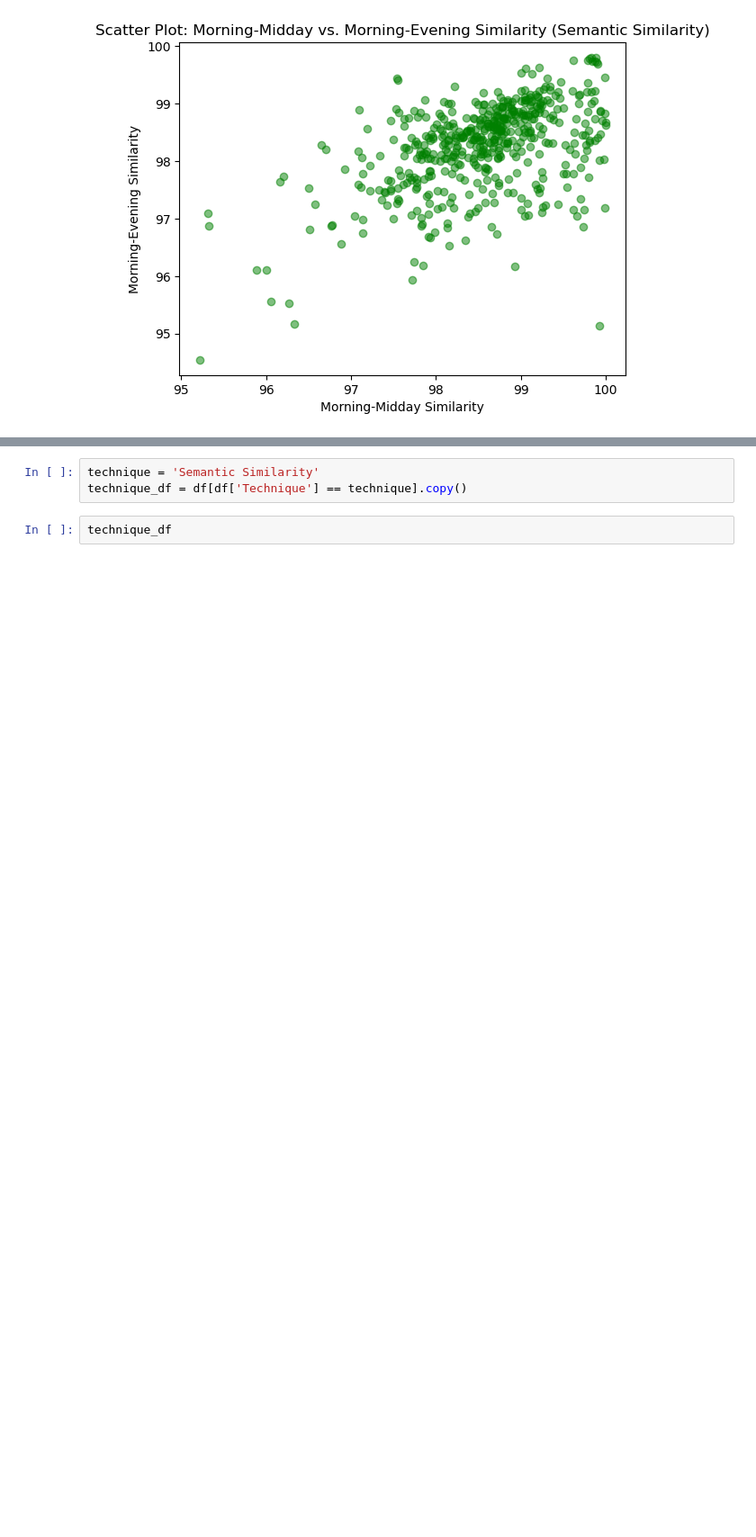
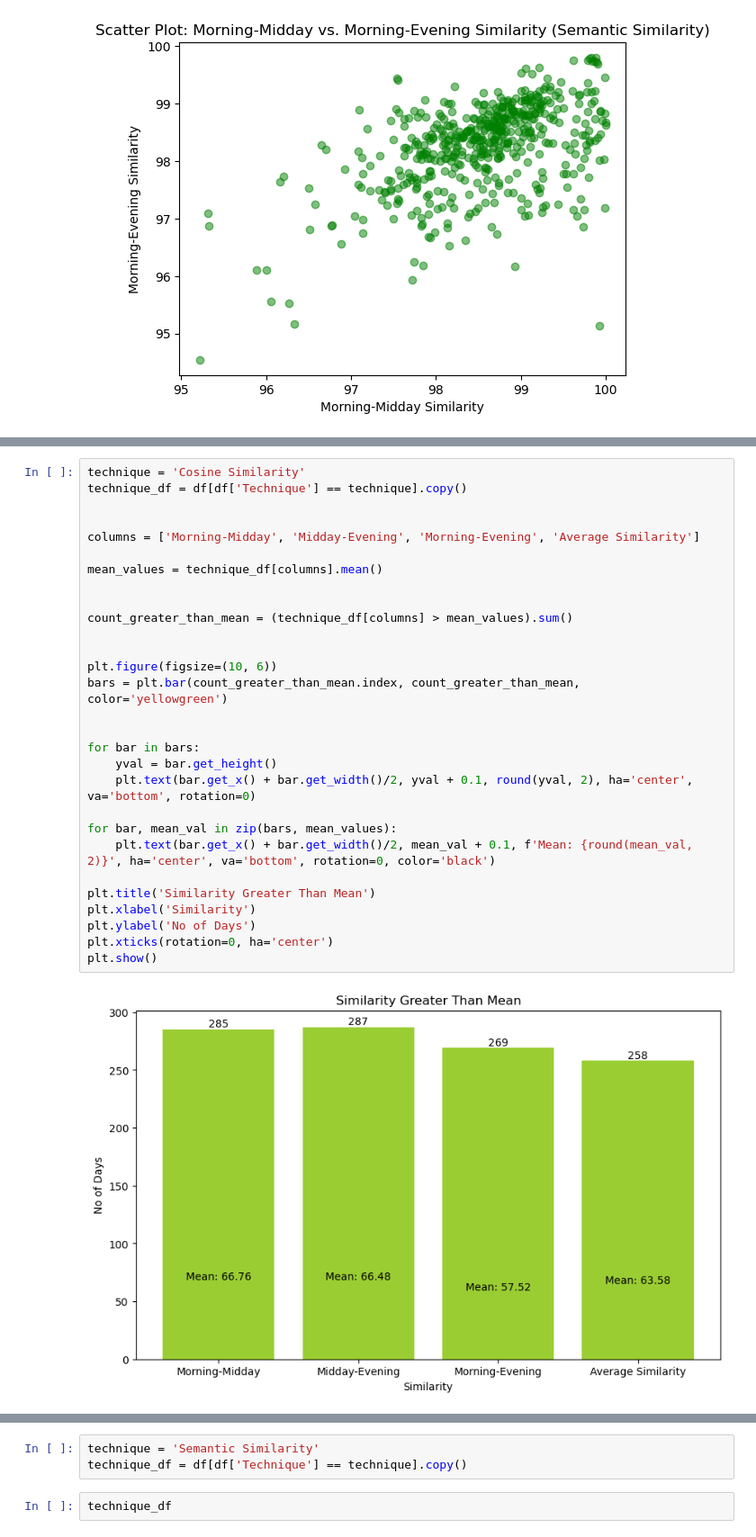
Before and after one commit to udayb3/Analysis-of-Daily-News-Bulletin, a Jupyter notebook: Graph/graph.ipynb, the cells around one changed output, grey strips where cells are left out. Shown at 90% size. Cells and saved outputs as stored; diff of their text form; blank space fills up the shorter version.

Commit message:
updated graph

```diff
--- a/Graph/graph.ipynb
+++ b/Graph/graph.ipynb
@@ -364,0 +362,31 @@ technique_df
+# %%
+technique = 'Cosine Similarity'
+technique_df = df[df['Technique'] == technique].copy()
+
+
+columns = ['Morning-Midday', 'Midday-Evening', 'Morning-Evening', 'Average Similarity']
+
+mean_values = technique_df[columns].mean()
+
+
+count_greater_than_mean = (technique_df[columns] > mean_values).sum()
+
+
+plt.figure(figsize=(10, 6))
+bars = plt.bar(count_greater_than_mean.index, count_greater_than_mean, color='yellowgreen')
+
+
+for bar in bars:
+    yval = bar.get_height()
+    plt.text(bar.get_x() + bar.get_width()/2, yval + 0.1, round(yval, 2), ha='center', va='bottom', rotation=0)
+
+for bar, mean_val in zip(bars, mean_values):
+    plt.text(bar.get_x() + bar.get_width()/2, mean_val + 0.1, f'Mean: {round(mean_val, 2)}', ha='center', va='bottom', rotation=0, color='black')
+
+plt.title('Similarity Greater Than Mean')
+plt.xlabel('Similarity')
+plt.ylabel('No of Days')
+plt.xticks(rotation=0, ha='center')
+plt.show()
+# %% [output]
+[figure, added]
```
Also changed, not shown: parts of 13 cells of this notebook.
